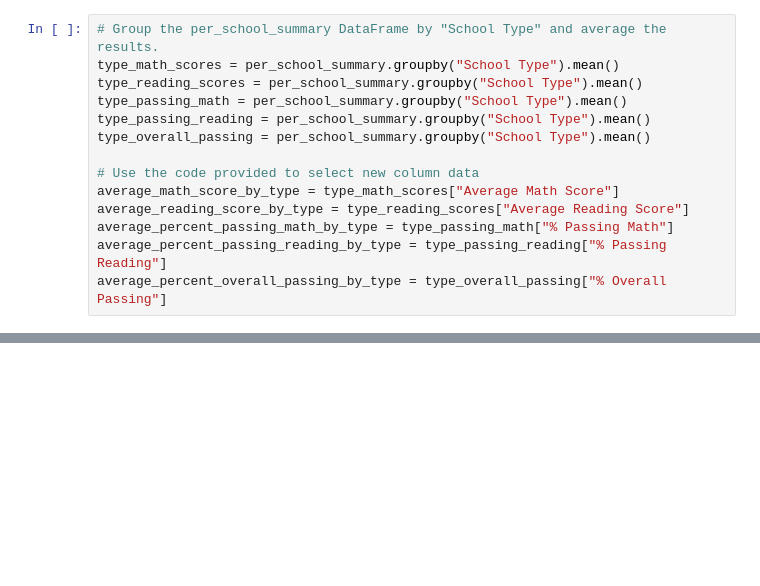
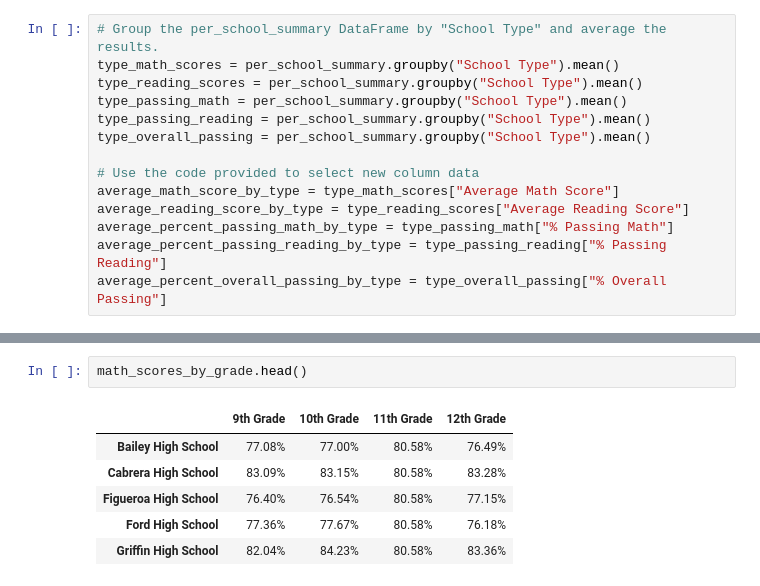
Before and after one commit to ShoaibFarooqui/pandas-challenge, a Jupyter notebook: PyCitySchools/PyCitySchools/PyCitySchools_starter.ipynb, the cells around one changed output, grey strips where cells are left out. Saved outputs shown, nothing was run; the diff lists cells and outputs as text; blank space fills up the shorter version.

```diff
--- a/PyCitySchools/PyCitySchools/PyCitySchools_starter.ipynb
+++ b/PyCitySchools/PyCitySchools/PyCitySchools_starter.ipynb
@@ -507,0 +541,9 @@ type_summary
+# %%
+math_scores_by_grade.head()
+# %% [output]
+|  | 9th Grade | 10th Grade | 11th Grade | 12th Grade |
+| Bailey High School | 77.08% | 77.00% | 80.58% | 76.49% |
+| Cabrera High School | 83.09% | 83.15% | 80.58% | 83.28% |
+| Figueroa High School | 76.40% | 76.54% | 80.58% | 77.15% |
+| Ford High School | 77.36% | 77.67% | 80.58% | 76.18% |
+| Griffin High School | 82.04% | 84.23% | 80.58% | 83.36% |
```
Also changed, not shown: parts of 8 cells of this notebook.
